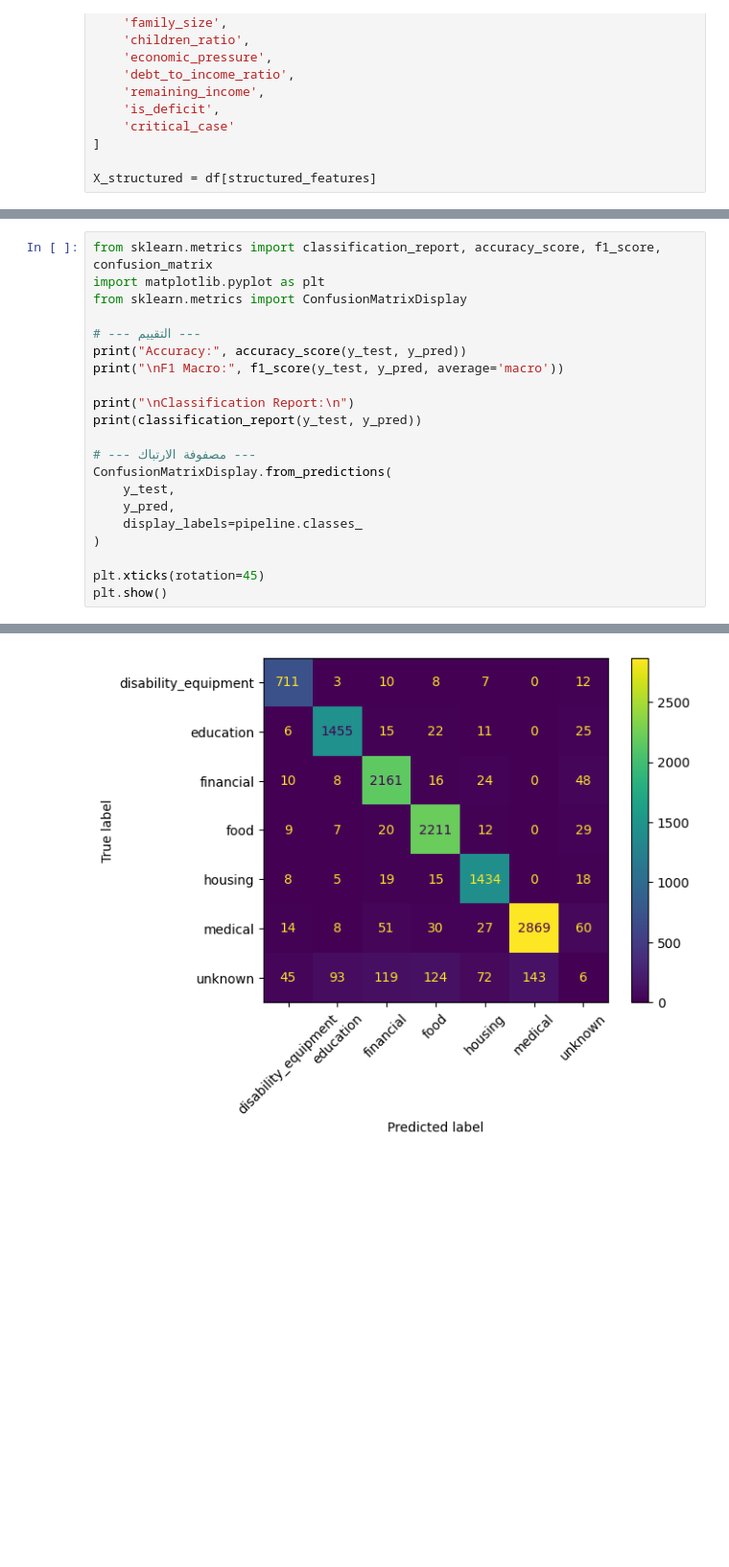
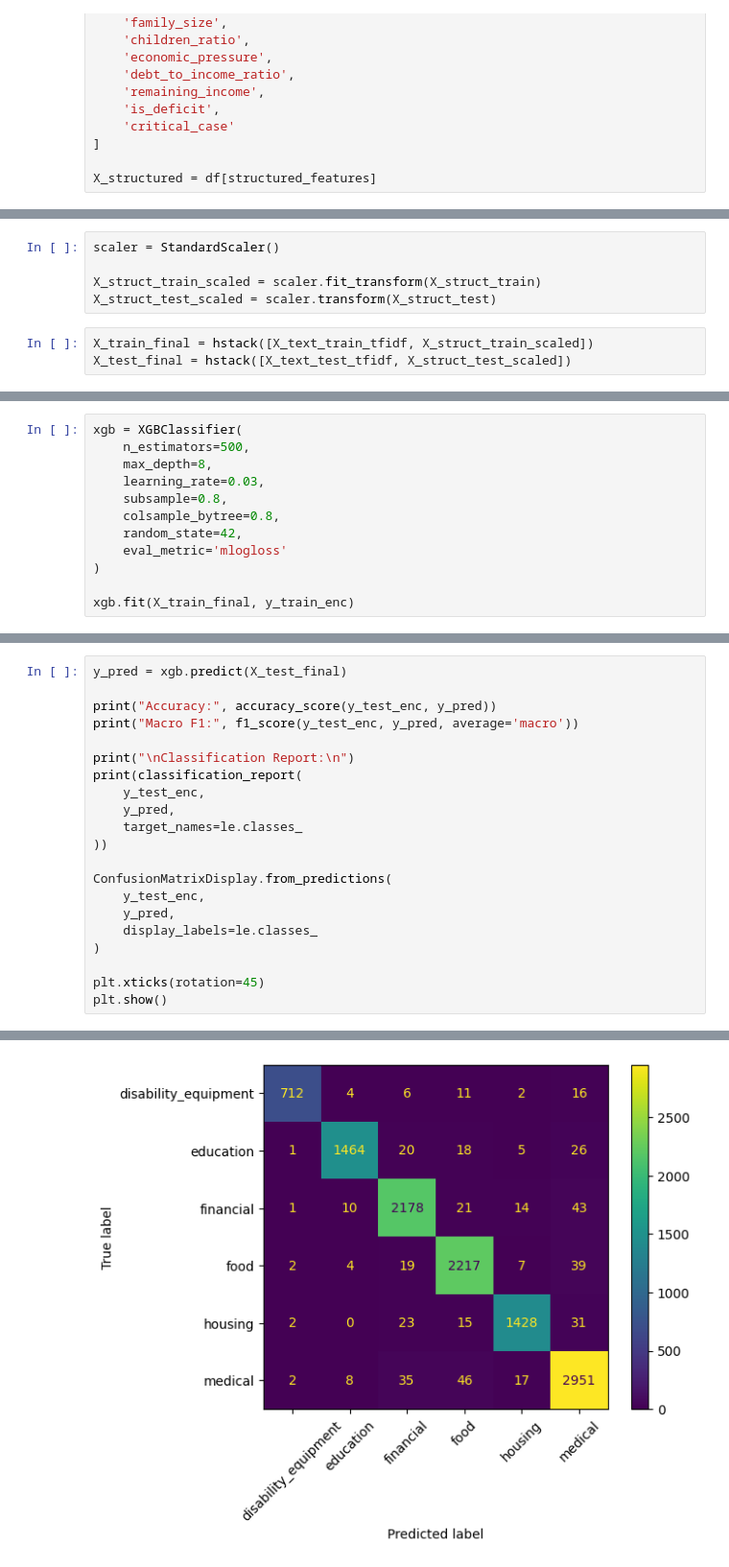
Before and after one commit to Alaa-f-Abdalaal/Machine-Projectss, a Jupyter notebook: assistance_type_model.ipynb, the cells around one changed output, grey strips where cells are left out. Shown at 96% size. Drawn from its saved outputs; the diff is of its cells as text; blank space fills up the shorter version.

```diff
--- a/assistance_type_model.ipynb
+++ b/assistance_type_model.ipynb
@@ -158,0 +81,8 @@ y_pred = pipeline.predict(X_test_final)
+# %%
+scaler = StandardScaler()
+
+X_struct_train_scaled = scaler.fit_transform(X_struct_train)
+X_struct_test_scaled = scaler.transform(X_struct_test)
+# %%
+X_train_final = hstack([X_text_train_tfidf, X_struct_train_scaled])
+X_test_final = hstack([X_text_test_tfidf, X_struct_test_scaled])
@@ -158,0 +102,12 @@ y_pred = pipeline.predict(X_test_final)
+# %%
+xgb = XGBClassifier(
+    n_estimators=500,
+    max_depth=8,
+    learning_rate=0.03,
+    subsample=0.8,
+    colsample_bytree=0.8,
+    random_state=42,
+    eval_metric='mlogloss'
+)
+
+xgb.fit(X_train_final, y_train_enc)
@@ -159,20 +127,20 @@ y_pred = pipeline.predict(X_test_final)
 # %%
-from sklearn.metrics import classification_report, accuracy_score, f1_score, confusion_matrix
-import matplotlib.pyplot as plt
-from sklearn.metrics import ConfusionMatrixDisplay
+y_pred = xgb.predict(X_test_final)
 
-# --- التقييم ---
-print("Accuracy:", accuracy_score(y_test, y_pred))
-print("\nF1 Macro:", f1_score(y_test, y_pred, average='macro'))
+print("Accuracy:", accuracy_score(y_test_enc, y_pred))
+print("Macro F1:", f1_score(y_test_enc, y_pred, average='macro'))
 
 print("\nClassification Report:\n")
-print(classification_report(y_test, y_pred))
+print(classification_report(
+    y_test_enc,
+    y_pred,
+    target_names=le.classes_
+))
 
-# --- مصفوفة الارتباك ---
 ConfusionMatrixDisplay.from_predictions(
-    y_test,
+    y_test_enc,
     y_pred,
-    display_labels=pipeline.classes_
+    display_labels=le.classes_
 )
 
 plt.xticks(rotation=45)
@@ -200 +166 @@ disability_equipment       0.89      0.95      0.92       751
-[figure, old version]
+[figure, new version]
```
Also changed, not shown: parts of 31 cells of this notebook.
